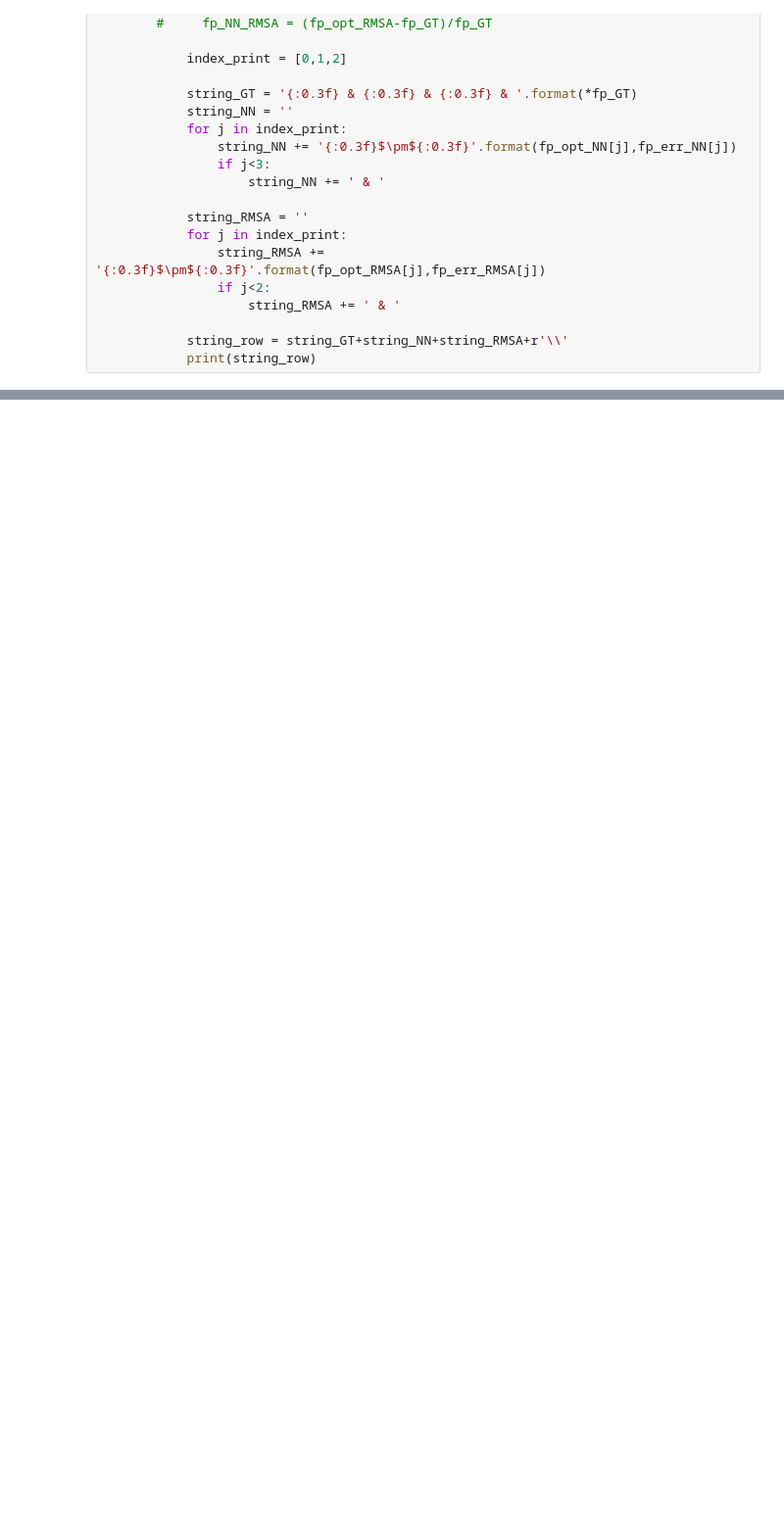
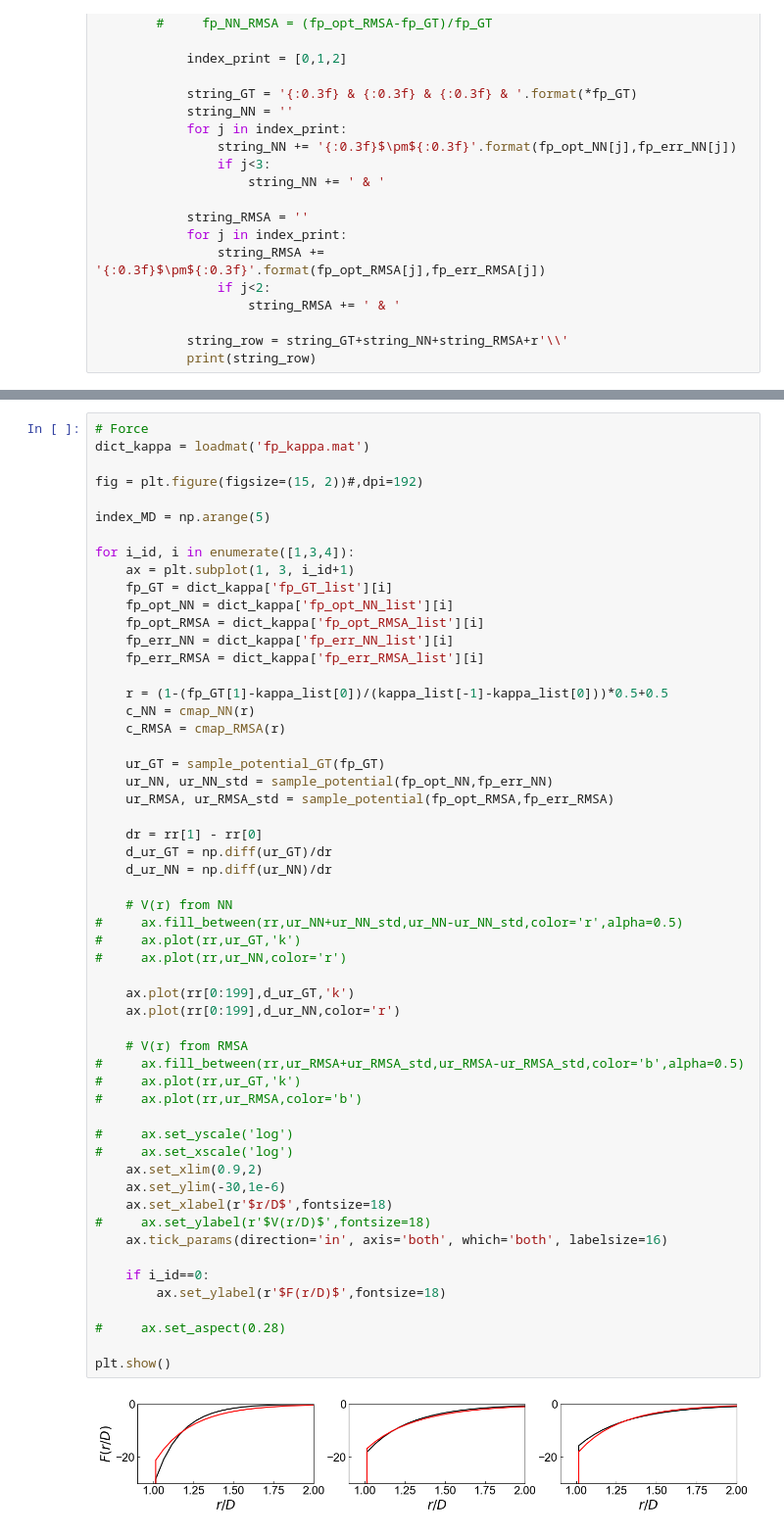
Before and after one commit to ch-tung/SQ_VAE, a Jupyter notebook: direct_param_SQ/plot_batch.ipynb, the cells around one changed output, grey strips where cells are left out. Shown at 98% size. Drawn from its saved outputs; the diff is of its cells as text; blank space fills up the shorter version.

```diff
--- a/direct_param_SQ/plot_batch.ipynb
+++ b/direct_param_SQ/plot_batch.ipynb
@@ -1916,0 +1508,57 @@ for i in dict_patameter_list:
+# %%
+# Force
+dict_kappa = loadmat('fp_kappa.mat')
+
+fig = plt.figure(figsize=(15, 2))#,dpi=192)
+
+index_MD = np.arange(5)
+
+for i_id, i in enumerate([1,3,4]):
+    ax = plt.subplot(1, 3, i_id+1)
+    fp_GT = dict_kappa['fp_GT_list'][i]
+    fp_opt_NN = dict_kappa['fp_opt_NN_list'][i]
+    fp_opt_RMSA = dict_kappa['fp_opt_RMSA_list'][i]
+    fp_err_NN = dict_kappa['fp_err_NN_list'][i]
+    fp_err_RMSA = dict_kappa['fp_err_RMSA_list'][i]
+
+    r = (1-(fp_GT[1]-kappa_list[0])/(kappa_list[-1]-kappa_list[0]))*0.5+0.5
+    c_NN = cmap_NN(r)
+    c_RMSA = cmap_RMSA(r)
+
+    ur_GT = sample_potential_GT(fp_GT)
+    ur_NN, ur_NN_std = sample_potential(fp_opt_NN,fp_err_NN)
+    ur_RMSA, ur_RMSA_std = sample_potential(fp_opt_RMSA,fp_err_RMSA)
+
+    dr = rr[1] - rr[0]
+    d_ur_GT = np.diff(ur_GT)/dr
+    d_ur_NN = np.diff(ur_NN)/dr
+
+    # V(r) from NN
+#     ax.fill_between(rr,ur_NN+ur_NN_std,ur_NN-ur_NN_std,color='r',alpha=0.5)
+#     ax.plot(rr,ur_GT,'k')
+#     ax.plot(rr,ur_NN,color='r')
+
+    ax.plot(rr[0:199],d_ur_GT,'k')
+    ax.plot(rr[0:199],d_ur_NN,color='r')
+
+    # V(r) from RMSA
+#     ax.fill_between(rr,ur_RMSA+ur_RMSA_std,ur_RMSA-ur_RMSA_std,color='b',alpha=0.5)
+#     ax.plot(rr,ur_GT,'k')
+#     ax.plot(rr,ur_RMSA,color='b')
+
+#     ax.set_yscale('log')
+#     ax.set_xscale('log')
+    ax.set_xlim(0.9,2)
+    ax.set_ylim(-30,1e-6)
+    ax.set_xlabel(r'$r/D$',fontsize=18)
+#     ax.set_ylabel(r'$V(r/D)$',fontsize=18)
+    ax.tick_params(direction='in', axis='both', which='both', labelsize=16)
+
+    if i_id==0:
+        ax.set_ylabel(r'$F(r/D)$',fontsize=18)
+
+#     ax.set_aspect(0.28)
+
+plt.show()
+# %% [output]
+[figure, added]
```
Also changed, not shown: parts of 32 cells of this notebook, 1 other file.
